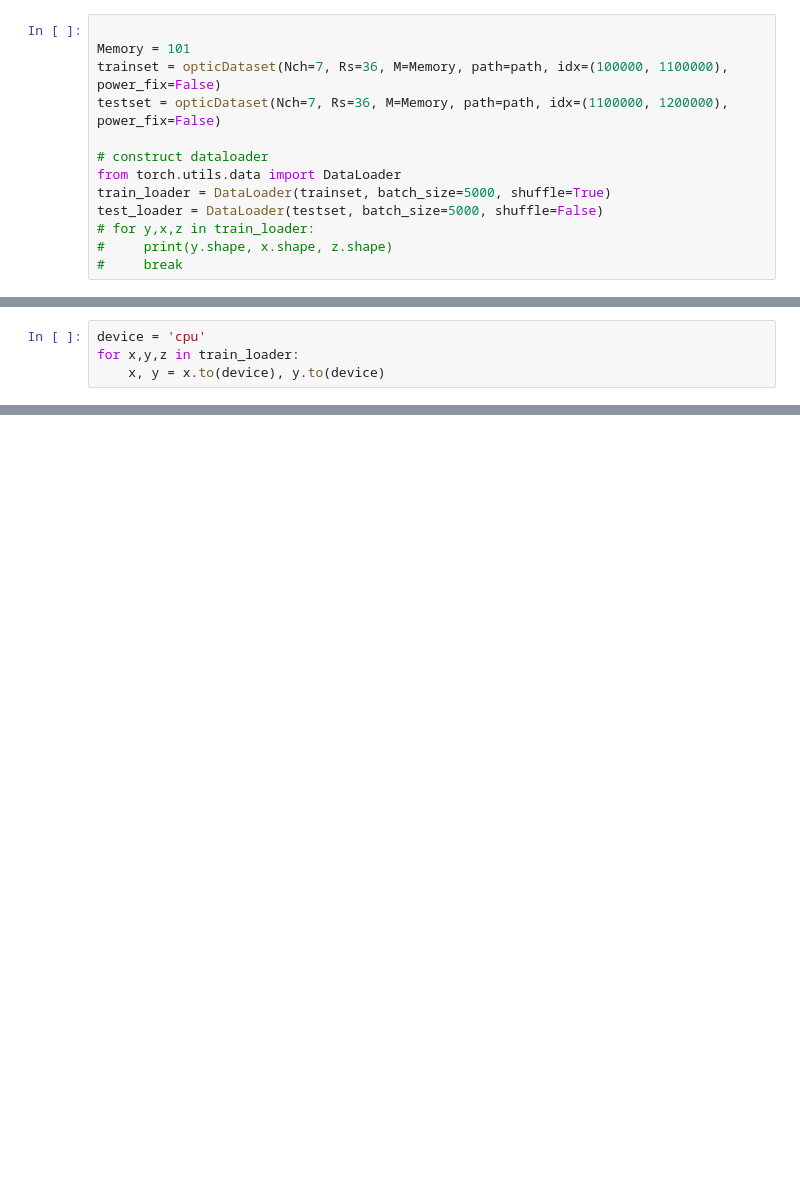
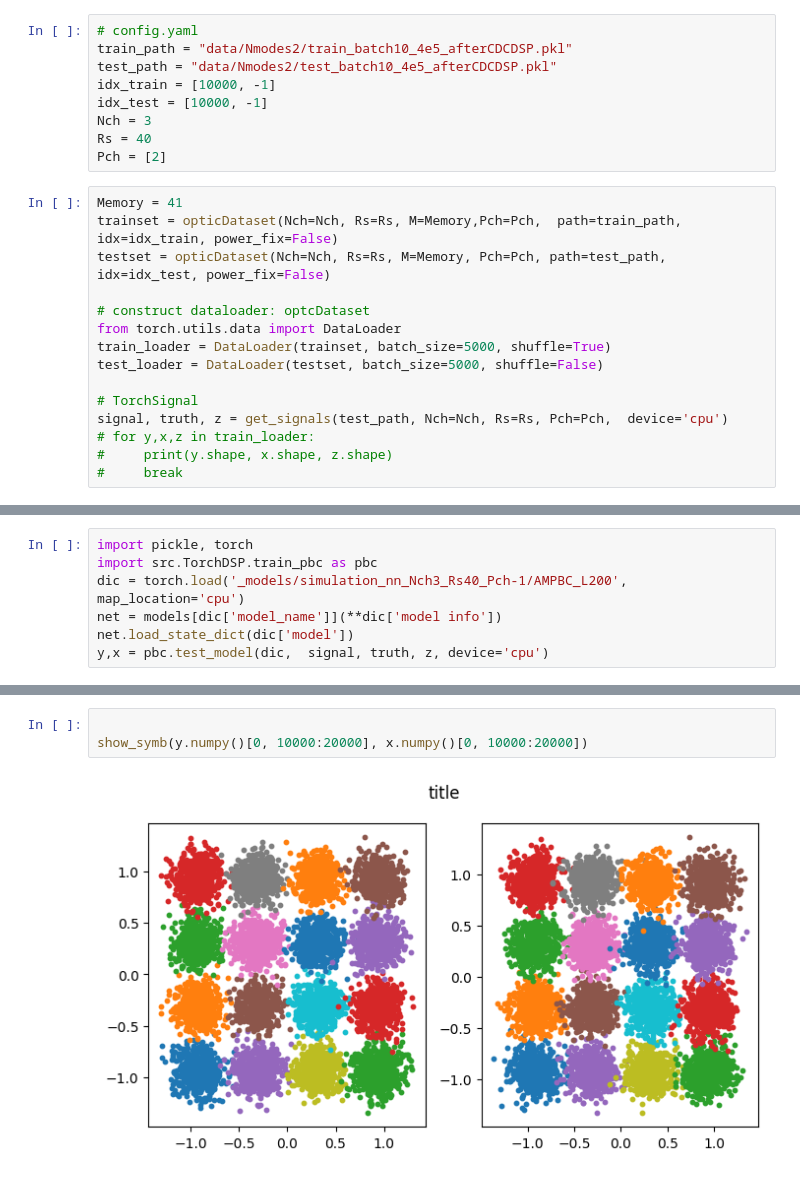
Before and after one commit to xinyuxiao113/TorchFiber, a Jupyter notebook: 0319_NN.ipynb, the cells around one changed output, grey strips where cells are left out. Drawn from its saved outputs; the diff is of its cells as text; blank space fills up the shorter version.

```diff
--- a/0319_NN.ipynb
+++ b/0319_NN.ipynb
@@ -6,13 +76,24 @@ path = 'data/lab/test_2_0_4_1.pkl'
+# %%
+# config.yaml
+train_path = "data/Nmodes2/train_batch10_4e5_afterCDCDSP.pkl"
+test_path = "data/Nmodes2/test_batch10_4e5_afterCDCDSP.pkl"
+idx_train = [10000, -1]
+idx_test = [10000, -1]
+Nch = 3
+Rs = 40
+Pch = [2]
 # %%
+Memory = 41
+trainset = opticDataset(Nch=Nch, Rs=Rs, M=Memory,Pch=Pch,  path=train_path, idx=idx_train, power_fix=False)
+testset = opticDataset(Nch=Nch, Rs=Rs, M=Memory, Pch=Pch, path=test_path, idx=idx_test, power_fix=False)
 
-Memory = 101
-trainset = opticDataset(Nch=7, Rs=36, M=Memory, path=path, idx=(100000, 1100000), power_fix=False)
-testset = opticDataset(Nch=7, Rs=36, M=Memory, path=path, idx=(1100000, 1200000), power_fix=False)
-
-# construct dataloader
+# construct dataloader: optcDataset
 from torch.utils.data import DataLoader
 train_loader = DataLoader(trainset, batch_size=5000, shuffle=True)
 test_loader = DataLoader(testset, batch_size=5000, shuffle=False)
+
+# TorchSignal
+signal, truth, z = get_signals(test_path, Nch=Nch, Rs=Rs, Pch=Pch,  device='cpu')
 # for y,x,z in train_loader:
 #     print(y.shape, x.shape, z.shape)
 #     break
@@ -122,4 +130,0 @@ KeyboardInterrupt:
-# %%
-device = 'cpu'
-for x,y,z in train_loader:
-    x, y = x.to(device), y.to(device)
@@ -125,0 +218,7 @@ for x,y,z in train_loader:
+# %%
+import pickle, torch
+import src.TorchDSP.train_pbc as pbc
+dic = torch.load('_models/simulation_nn_Nch3_Rs40_Pch-1/AMPBC_L200', map_location='cpu')
+net = models[dic['model_name']](**dic['model info'])
+net.load_state_dict(dic['model'])
+y,x = pbc.test_model(dic,  signal, truth, z, device='cpu')
@@ -125,0 +238,5 @@ for x,y,z in train_loader:
+# %%
+
+show_symb(y.numpy()[0, 10000:20000], x.numpy()[0, 10000:20000])
+# %% [output]
+[figure, added]
```
Also changed, not shown: parts of 41 cells of this notebook, 18 other files.
